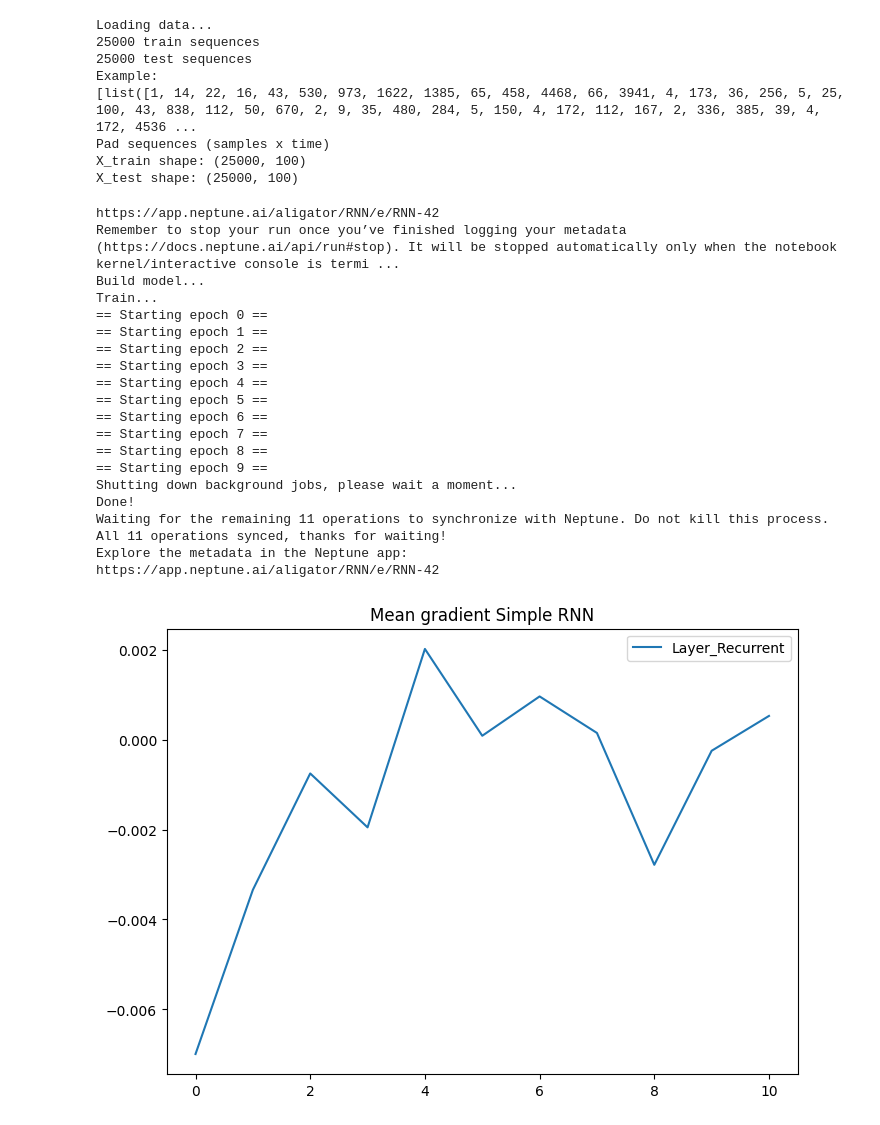
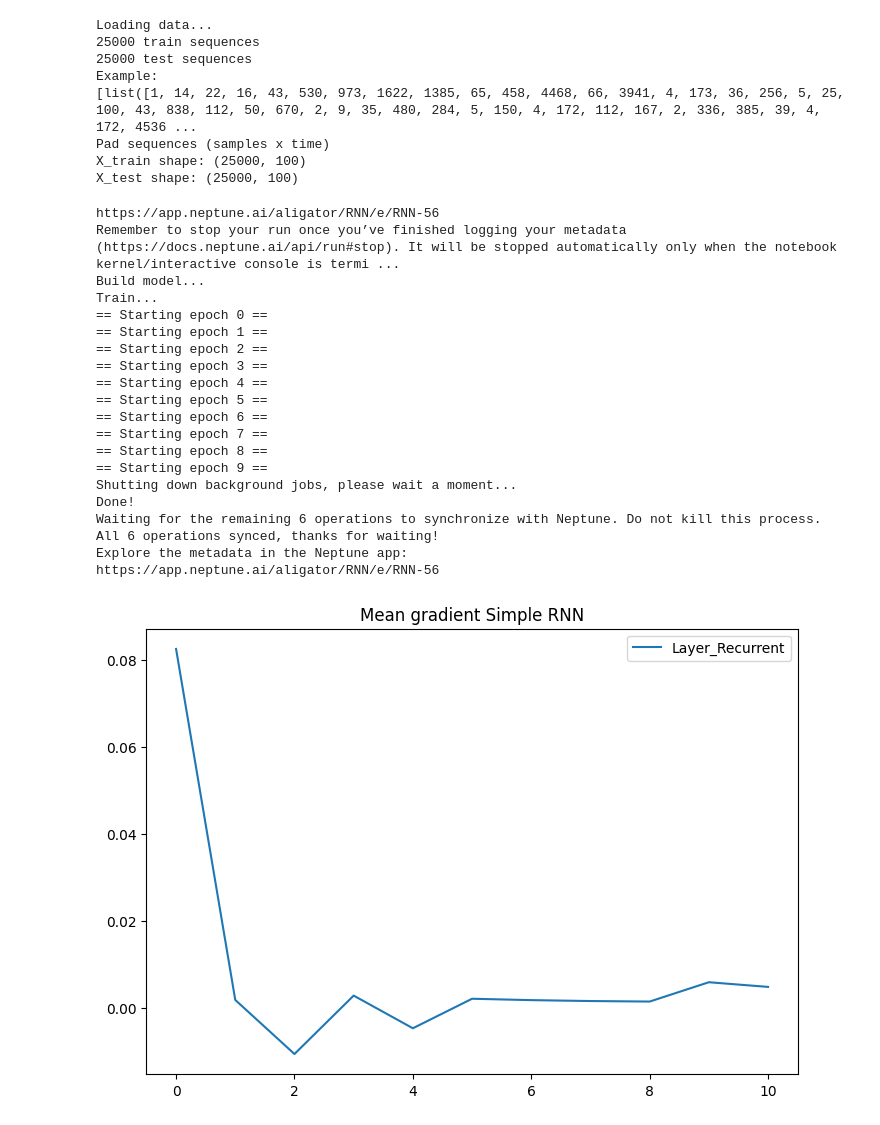
Before and after one commit to Dev-Aligator/Recurrent-Neural-Networks-RNNs-, a Jupyter notebook: src/RNN_version_for_neptune.ipynb, the cells around one changed output. Cells and saved outputs as stored; diff of their text form; code cells hidden in the pictures.

Commit message:
change activation

```diff
--- a/src/RNN_version_for_neptune.ipynb
+++ b/src/RNN_version_for_neptune.ipynb
@@ -128,43 +137,43 @@ npt_exp = neptune.init(
 print('Build model...')
 model = Sequential()
 model.add(Embedding(max_features, 128, input_length=maxlen,name="layer1"))
-model.add(SimpleRNN(128, name="layer2"))
+model.add(SimpleRNN(128, activation='sigmoid',name="layer2"))
 model.add(Dropout(0.5, name="layer3"))
 model.add(Dense(1,name="layer4"))
 model.add(Activation('sigmoid', name="layer5"))
 
 # try using different optimizers and different optimizer configs
 model.compile(loss='binary_crossentropy', optimizer='adam')
 opt = Adam(learning_rate=0.01)
 print("Train...")
 #model.fit(X_train, y_train, batch_size=batch_size, epochs=1,
           #validation_data=(X_test, y_test))
 curGradHist, curLossHist, curWgtHist = fitModel(X_test, y_test, model, optimizer=opt, npt_exp=npt_exp)
 npt_exp['Comparing All Layers'].upload(neptune.types.File.as_image(gradientsVis(curGradHist, curLossHist,
                                                                                     modelName='Simple RNN')))
 npt_exp.stop()
 # %% [output]
-https://app.neptune.ai/aligator/RNN/e/RNN-42
+https://app.neptune.ai/aligator/RNN/e/RNN-56
 Remember to stop your run once you’ve finished logging your metadata (https://docs.neptune.ai/api/run#stop). It will be stopped automatically only when the notebook kernel/interactive console is termi ...
 Build model...
 Train...
 == Starting epoch 0 ==
 == Starting epoch 1 ==
 == Starting epoch 2 ==
 == Starting epoch 3 ==
 == Starting epoch 4 ==
 == Starting epoch 5 ==
 == Starting epoch 6 ==
 == Starting epoch 7 ==
 == Starting epoch 8 ==
 == Starting epoch 9 ==
 Shutting down background jobs, please wait a moment...
 Done!
-Waiting for the remaining 11 operations to synchronize with Neptune. Do not kill this process.
-All 11 operations synced, thanks for waiting!
+Waiting for the remaining 6 operations to synchronize with Neptune. Do not kill this process.
+All 6 operations synced, thanks for waiting!
 Explore the metadata in the Neptune app:
-https://app.neptune.ai/aligator/RNN/e/RNN-42
+https://app.neptune.ai/aligator/RNN/e/RNN-56
-[figure, old version]
+[figure, new version]
 # %%
 # Exploding Gradient
 from neptune.new.integrations.tensorflow_keras import NeptuneCallback
```
Also changed, not shown: parts of 3 cells of this notebook.
